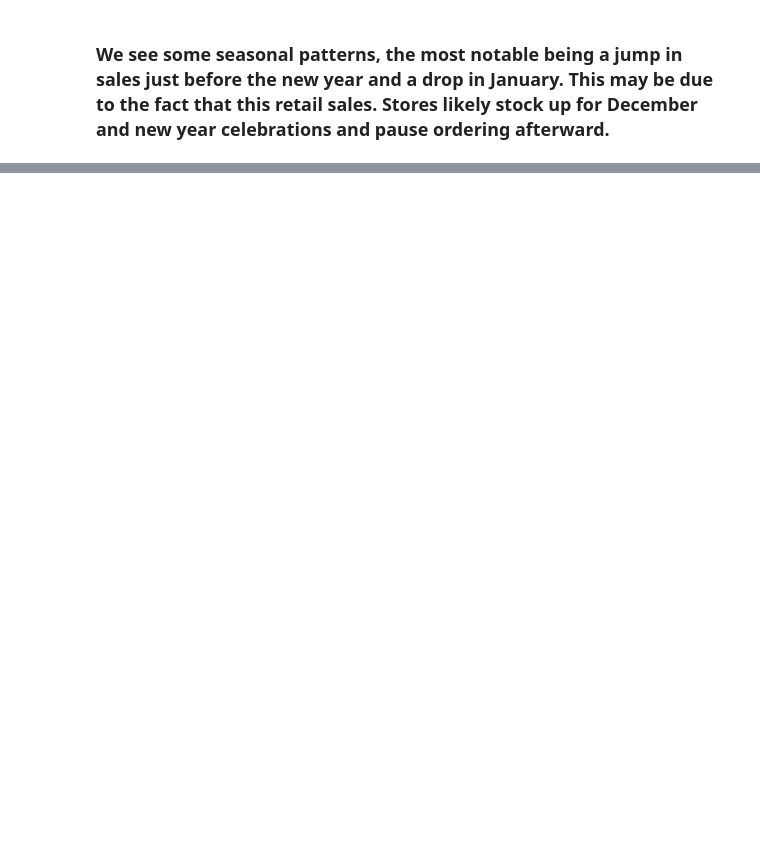
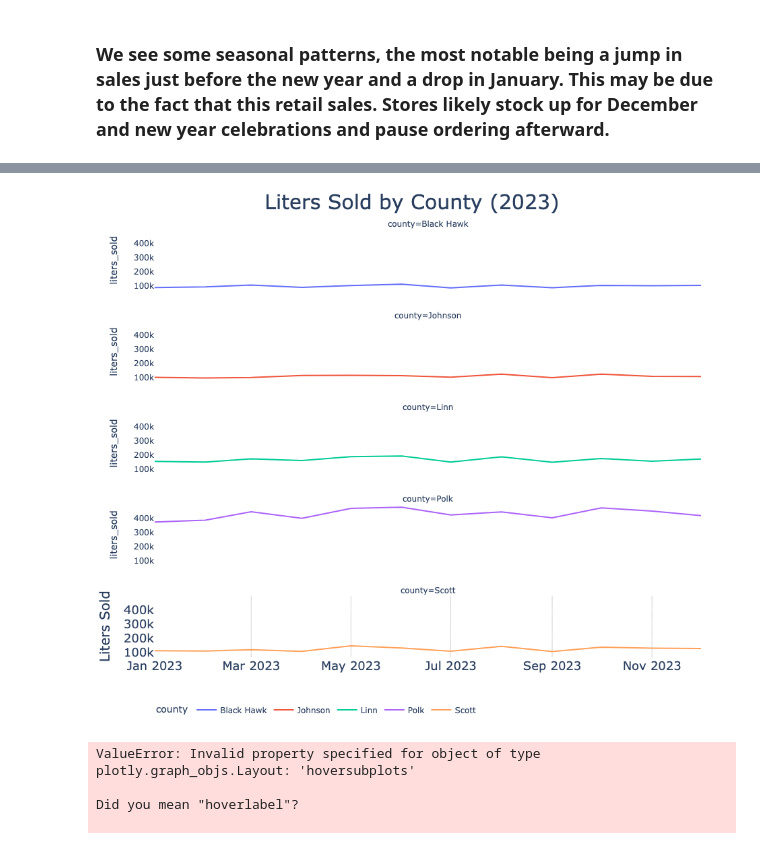
Before and after one commit to amoutafian/iowa_liquor_project, a Jupyter notebook: iowa_liquor_continued_exploratory_analysis.ipynb, the cells around one changed output, grey strips where cells are left out. Cells and saved outputs as stored; diff of their text form; code cells hidden in the pictures; blank space fills up the shorter version.

```diff
--- a/iowa_liquor_continued_exploratory_analysis.ipynb
+++ b/iowa_liquor_continued_exploratory_analysis.ipynb
@@ -60,7 +61,8 @@ Data columns (total 5 columns):
 dtypes: datetime64[ns](1), float64(1), int64(2), object(1)
 memory usage: 28.2+ KB
 # %%
-pivot_table_month_df_long = pd.read_csv('pivot_table_month_df_long.csv')
+pivot_table_df = pd.read_csv('pivot_table_month.csv')
+month_df_long = pd.read_csv('month_df_long.csv')
 # %%
 liters_county_month_df.sort_values(by=['month_year'], inplace=True)
 fig = px.line(
@@ -161,0 +193,4 @@ fig.show()
+# %%
+mask = (month_df_long['month_year'] >= '2023-01-01') & (month_df_long['county'].isin(['Polk', 'Linn', 'Scott', 'Johnson', 'Black Hawk']))
+two_year_month_df_long = month_df_long[mask]
+two_year_month_df_long.info()
@@ -161,0 +208,67 @@ fig.show()
+# %%
+
+fig = px.line(two_year_month_df_long,
+              x='month_year',
+              y='liters_sold',
+              color='county',
+              facet_col='county',
+              facet_col_wrap=1)
+
+fig.update_layout(
+    xaxis=dict(
+        title=None,
+        tickfont=dict(size=18),
+        showgrid = True,
+        gridcolor = 'LightGrey'
+
+    ),
+    yaxis=dict(
+        title='Liters Sold',
+        tickfont=dict(size=18),
+        title_font = dict(size = 20),
+        #ticksuffix = '     '
+    ),
+
+    legend = dict(
+        orientation = "h"
+    ),
+
+    title=dict(
+        text = 'Liters Sold by County (2023)',
+        x = .5,
+        xanchor = 'center',
+        font =dict(size = 30)
+     ),
+
+
+    plot_bgcolor='rgba(0,0,0,0)',  # Transparent background for the plot area
+    margin=dict(l=40, r=40, t=60, b=40),  # Left, Right, Top, Bottom margins
+    width = 1100,
+    height = 800
+)
+
+fig.show()
+# %% [output]
+[figure, added]
+# %%
+layout = dict(
+    hoversubplots="axis",
+    title="Stock Price Changes",
+    hovermode="x",
+    grid=dict(rows=3, columns=1),
+)
+
+data = [
+    go.Scatter(x=two_year_month_df_long["month_year"], y=two_year_month_df_long["liters_sold"], xaxis="x", yaxis="y", name="Polk"),
+    go.Scatter(x=two_year_month_df_long["month_year"], y=two_year_month_df_long["liters_sold"], xaxis="x", yaxis="y2", name="Linn"),
+    go.Scatter(x=two_year_month_df_long["month_year"], y=two_year_month_df_long["liters_sold"], xaxis="x", yaxis="y3", name="Johnson")
+]
+
+fig = go.Figure(data=data, layout=layout)
+
+fig.show()
+# %% [output]
+ValueError: Invalid property specified for object of type plotly.graph_objs.Layout: 'hoversubplots'
+
+Did you mean "hoverlabel"?
+
```
Also changed, not shown: parts of 10 cells of this notebook, 2 other files.
